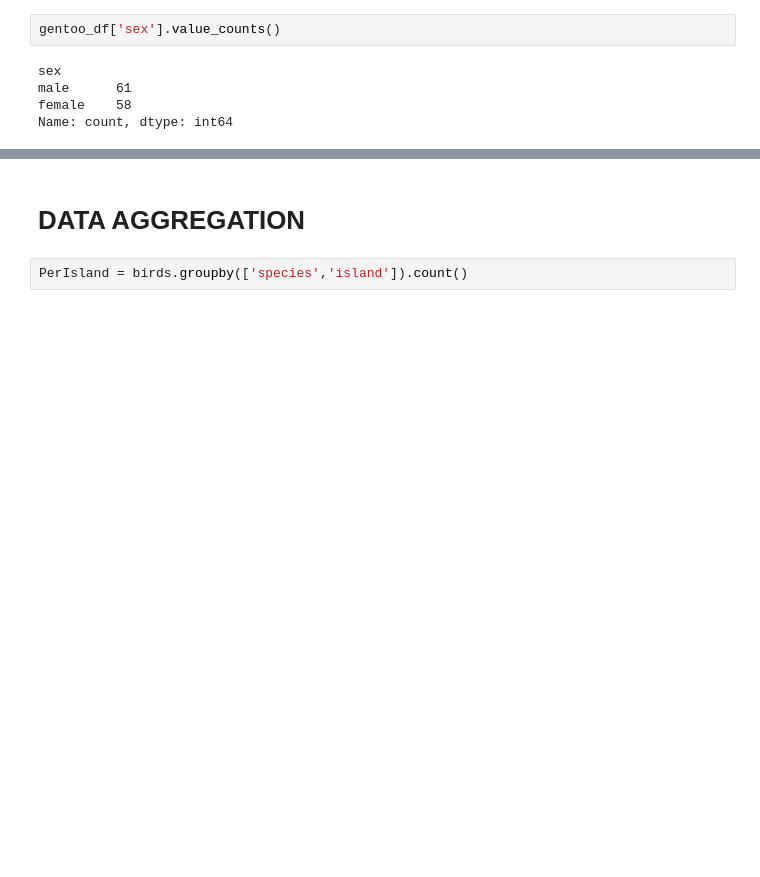
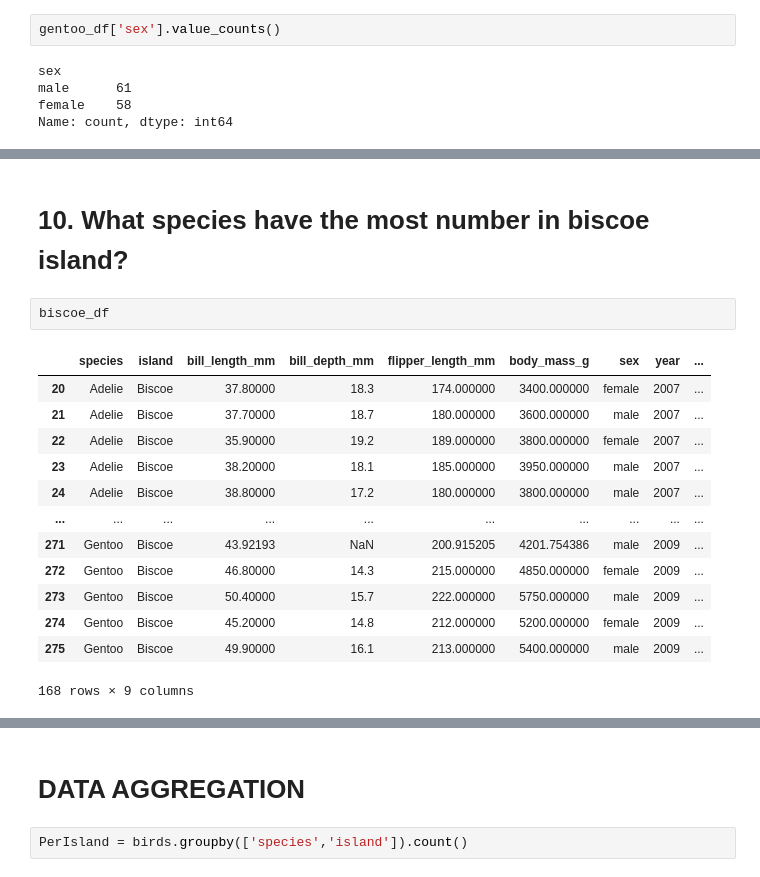
Before and after one commit to HARDINAN-IT2A/ELEC03-DATA-ANALYTICS-HARDINAN, a Jupyter notebook: ELEC03_HARDINAN.ipynb, the cells around one changed output, grey strips where cells are left out. Drawn from its saved outputs; the diff is of its cells as text; blank space fills up the shorter version.

```diff
--- a/ELEC03_HARDINAN.ipynb
+++ b/ELEC03_HARDINAN.ipynb
@@ -744,0 +836,18 @@ Name: count, dtype: int64
+# %% [markdown]
+<h1>10. What species have the most number in <strong>biscoe  island<strong>?</h1>
+# %%
+biscoe_df
+# %% [output]
+|  | species | island | bill_length_mm | bill_depth_mm | flipper_length_mm | body_mass_g | sex | year | ... |
+| 20 | Adelie | Biscoe | 37.80000 | 18.3 | 174.000000 | 3400.000000 | female | 2007 | ... |
+| 21 | Adelie | Biscoe | 37.70000 | 18.7 | 180.000000 | 3600.000000 | male | 2007 | ... |
+| 22 | Adelie | Biscoe | 35.90000 | 19.2 | 189.000000 | 3800.000000 | female | 2007 | ... |
+| 23 | Adelie | Biscoe | 38.20000 | 18.1 | 185.000000 | 3950.000000 | male | 2007 | ... |
+| 24 | Adelie | Biscoe | 38.80000 | 17.2 | 180.000000 | 3800.000000 | male | 2007 | ... |
+| ... | ... | ... | ... | ... | ... | ... | ... | ... | ... |
+| 271 | Gentoo | Biscoe | 43.92193 | NaN | 200.915205 | 4201.754386 | male | 2009 | ... |
+| 272 | Gentoo | Biscoe | 46.80000 | 14.3 | 215.000000 | 4850.000000 | female | 2009 | ... |
+| 273 | Gentoo | Biscoe | 50.40000 | 15.7 | 222.000000 | 5750.000000 | male | 2009 | ... |
+| 274 | Gentoo | Biscoe | 45.20000 | 14.8 | 212.000000 | 5200.000000 | female | 2009 | ... |
+| 275 | Gentoo | Biscoe | 49.90000 | 16.1 | 213.000000 | 5400.000000 | male | 2009 | ... |
+168 rows × 9 columns
```
Also changed, not shown: parts of 39 cells of this notebook.
